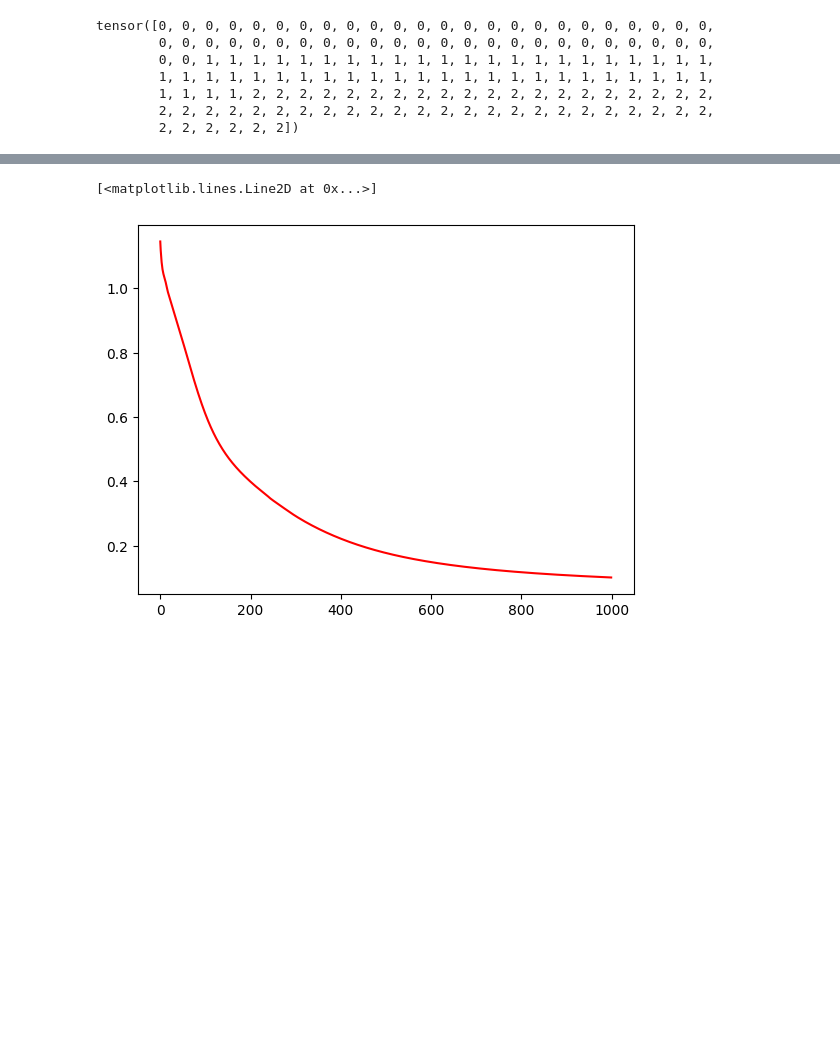
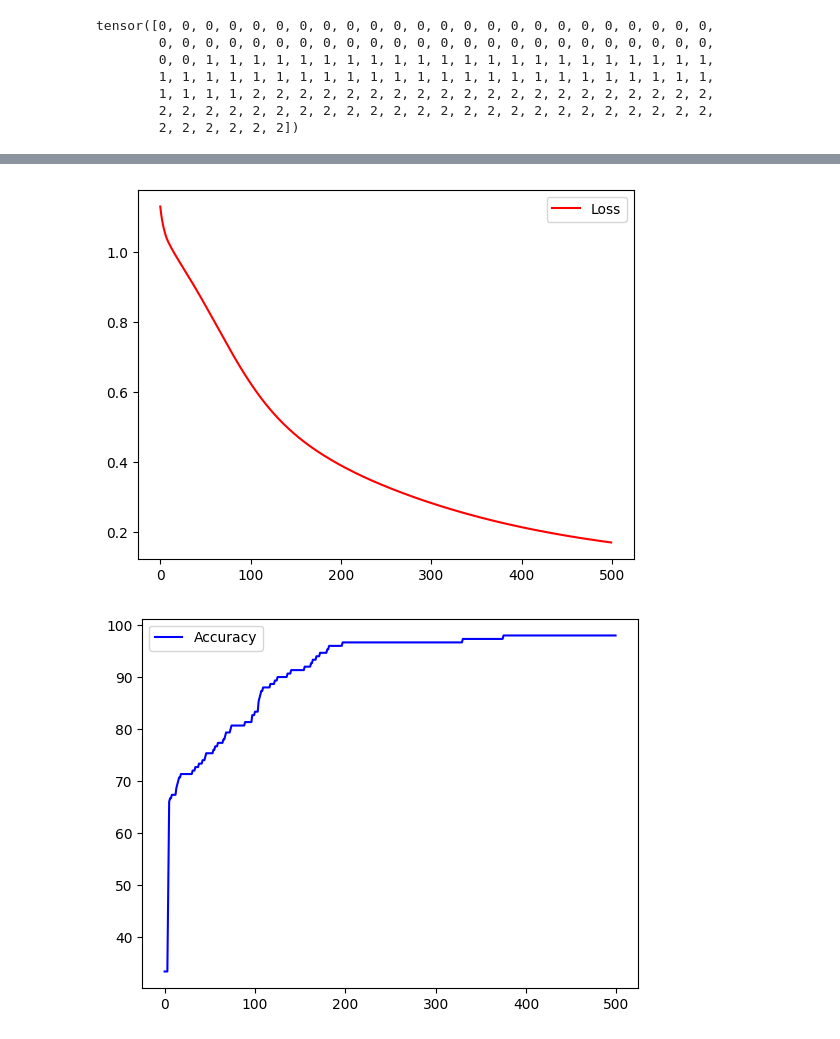
Before and after one commit to ayush9h/PyTorch-DeepLearning, a Jupyter notebook: Multi_Class_ANN.ipynb, the cells around one changed output, grey strips where cells are left out. Drawn from its saved outputs; the diff is of its cells as text; code cells hidden in the pictures; blank space fills up the shorter version.

Commit message:
Added accuracy calculation for each epoch

```diff
--- a/Multi_Class_ANN.ipynb
+++ b/Multi_Class_ANN.ipynb
@@ -49,8 +49,8 @@ irismodel  =nn.Sequential(
 lossfun = nn.CrossEntropyLoss()
 optimizer = torch.optim.SGD(irismodel.parameters(),lr=.01)
 # %%
-numepochs = 1000
-
+numepochs = 500
+accuracies = []
 losses = torch.zeros(numepochs)
 for i in range(numepochs):
     yHat = irismodel(data)
@@ -61,6 +61,12 @@ for i in range(numepochs):
     optimizer.zero_grad()
     loss.backward()
     optimizer.step()
+
+
+    matches = torch.argmax(yHat, axis = 1) == labels
+    matchesNumeric = matches.float()
+    accur = 100*torch.mean(matchesNumeric)
+    accuracies.append(accur)
 # %%
 predictions = irismodel(data)
 predLabels = torch.argmax(predictions, axis = 1)
@@ -73,8 +98,12 @@ tensor(97.3333)
 # %%
 import matplotlib.pyplot as plt
 
-plt.plot(losses.detach(),'r-')
+plt.plot(losses.detach(),'r-', label='Loss')
+plt.legend()
 plt.show()
+plt.plot(accuracies,'b-', label="Accuracy")
+plt.legend()
+plt.show()
 # %% [output]
-[<matplotlib.lines.Line2D at 0x...>]
-[figure, old version]
+[figure, new version]
+[figure, added]
```
Also changed, not shown: parts of 2 cells of this notebook.
